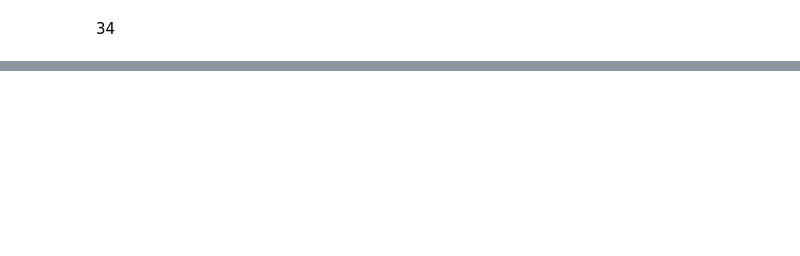
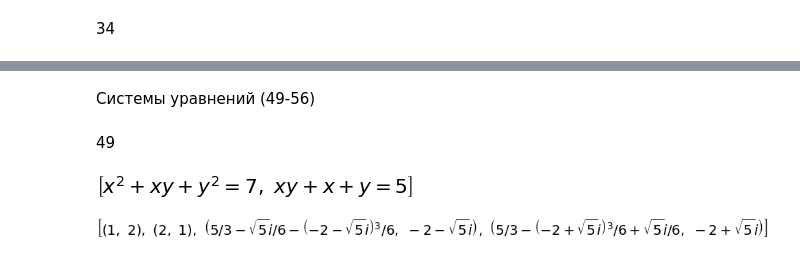
Before and after one commit to olgashlyakhtova2000/firstName, a Jupyter notebook: Задание9.ipynb, the cells around one changed output, grey strips where cells are left out. Saved outputs shown, nothing was run; the diff lists cells and outputs as text; code cells hidden in the pictures; blank space fills up the shorter version.

```diff
--- a/Задание9.ipynb
+++ b/Задание9.ipynb
@@ -341,0 +352,19 @@ $\displaystyle \left(-\infty, -4\right) \cup \left(-2, 2\right) \cup \left(4, \i
+# %% [markdown]
+Системы уравнений (49-56)
+# %% [markdown]
+49
+# %%
+from sympy.solvers.solveset import linsolve
+import sympy
+from sympy import *
+init_printing()
+
+equations = [
+    Eq( x**2 + y**2+x*y, 7 ),
+    Eq( x+y+x*y , 5)
+]
+display(equations)
+solve(equations, [x,y], real=true)
+# %% [output]
+[figure, added]
+[figure, added]
```
Also changed, not shown: parts of 63 cells of this notebook.
